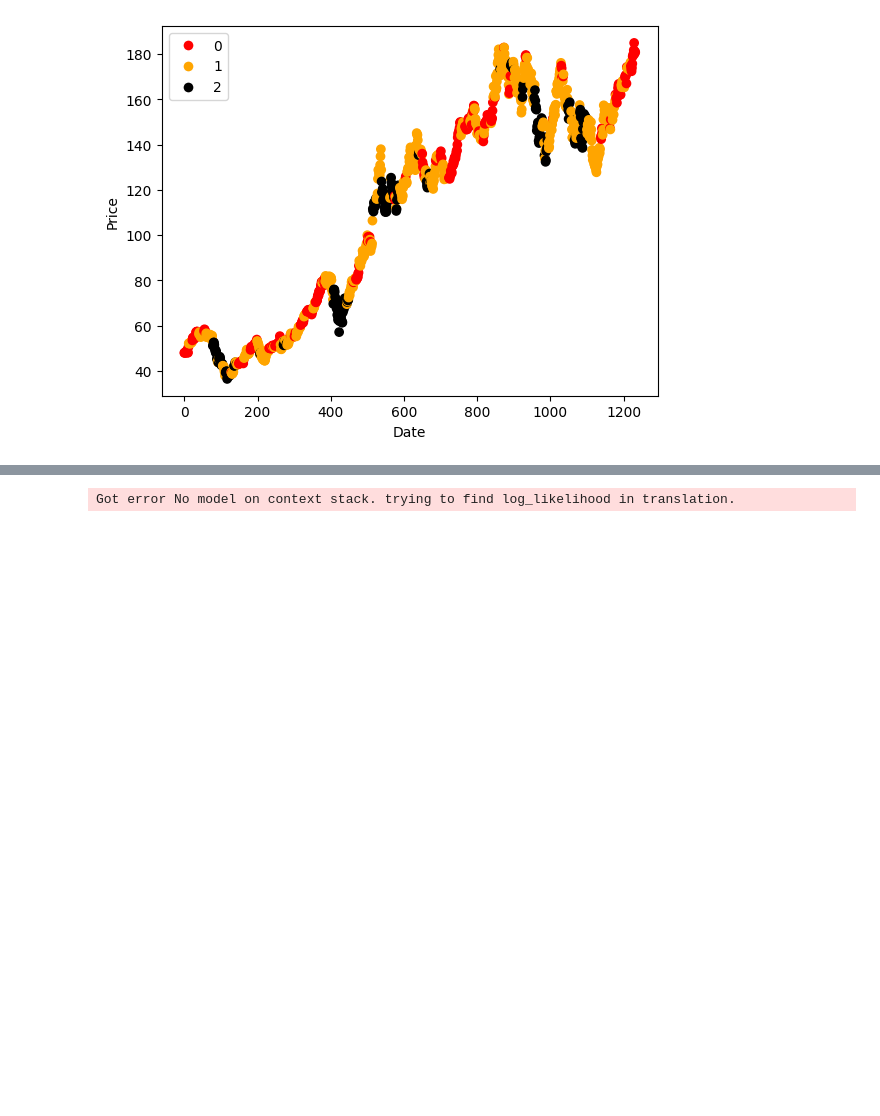
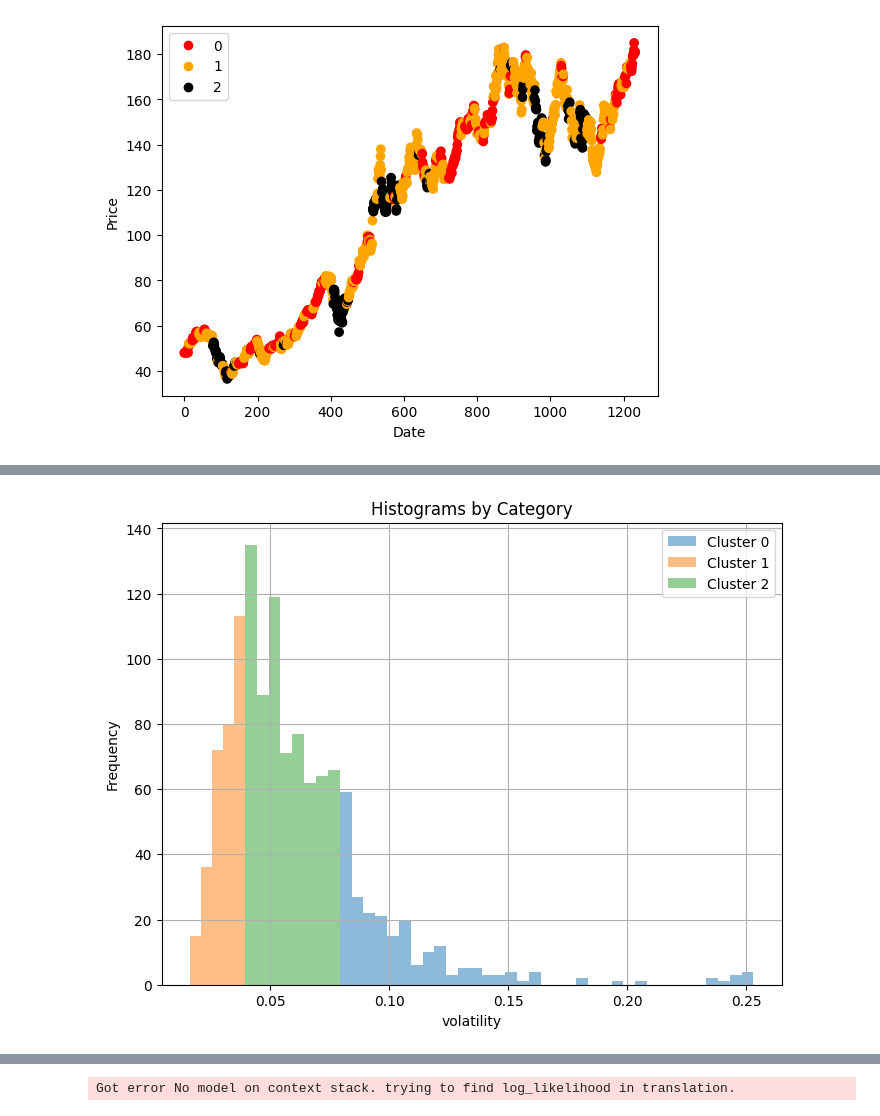
Before and after one commit to EyuelPersonal/BayesianProject, a Jupyter notebook: clustering_task2_5_years_daily.ipynb, the cells around one changed output, grey strips where cells are left out. Drawn from its saved outputs; the diff is of its cells as text; code cells hidden in the pictures; blank space fills up the shorter version.

```diff
--- a/clustering_task2_5_years_daily.ipynb
+++ b/clustering_task2_5_years_daily.ipynb
@@ -201,3 +190,27 @@ df[['cluster', 'volatility']].head()
+# %%
+category1_values = df[df.cluster == 0].volatility.values
+category2_values = df[df.cluster == 1].volatility.values
+category3_values = df[df.cluster == 2].volatility.values
+
+category1_width=category1_values.max() - category1_values.min()
+category2_width=category2_values.max() - category2_values.min()
+category3_width=category3_values.max() - category3_values.min()
+bin_width = 0.005
+bins_1 = category1_width / bin_width
+bins_2 = category2_width / bin_width
+bins_3 = category3_width / bin_width
+plt.figure(figsize=(8, 6))
+plt.hist(category3_values, bins=int(round(bins_3)), alpha=0.5, label='Cluster 0')
+plt.hist(category1_values, bins=int(round(bins_1)), alpha=0.5, label='Cluster 1')
+plt.hist(category2_values, bins=int(round(bins_2)), alpha=0.5, label='Cluster 2')
+
+plt.xlabel('volatility')
+plt.ylabel('Frequency')
+plt.title('Histograms by Category')
+plt.legend()
+plt.grid(True)
+# %% [output]
+[figure, added]
 # %%
 with pm.Model() as hierarchical_model:
     # global model parameters
```
Also changed, not shown: parts of 5 cells of this notebook.
